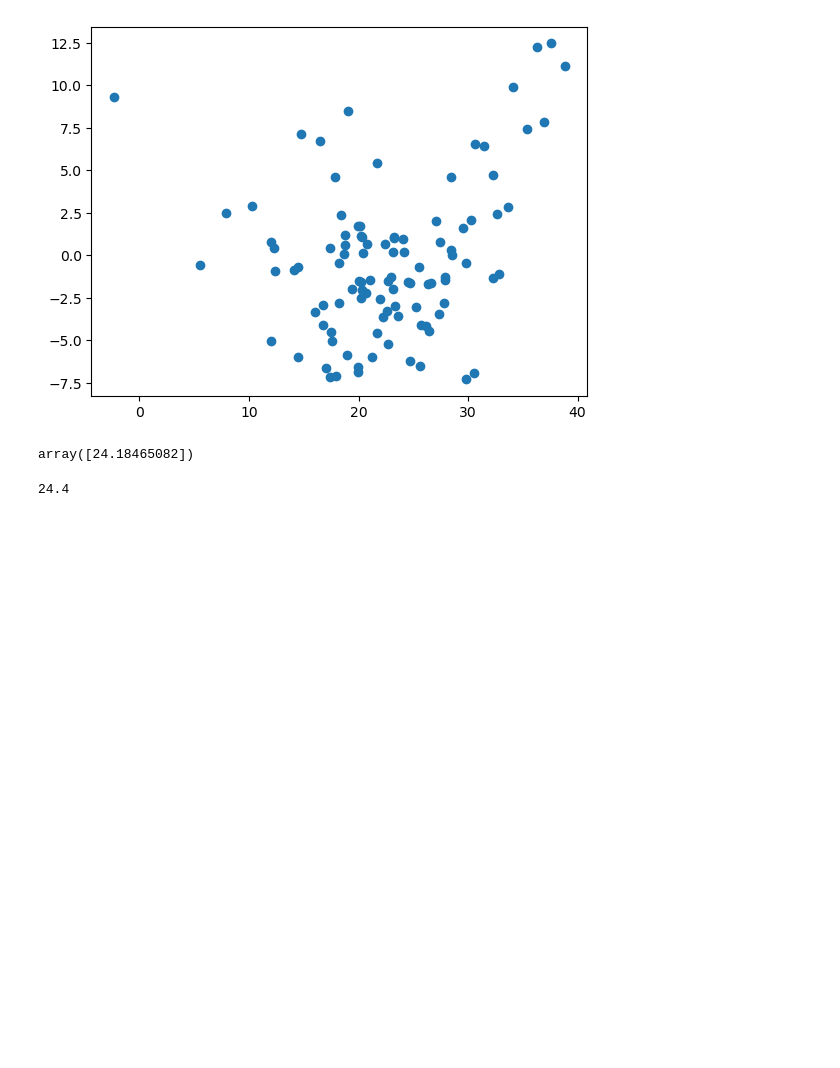
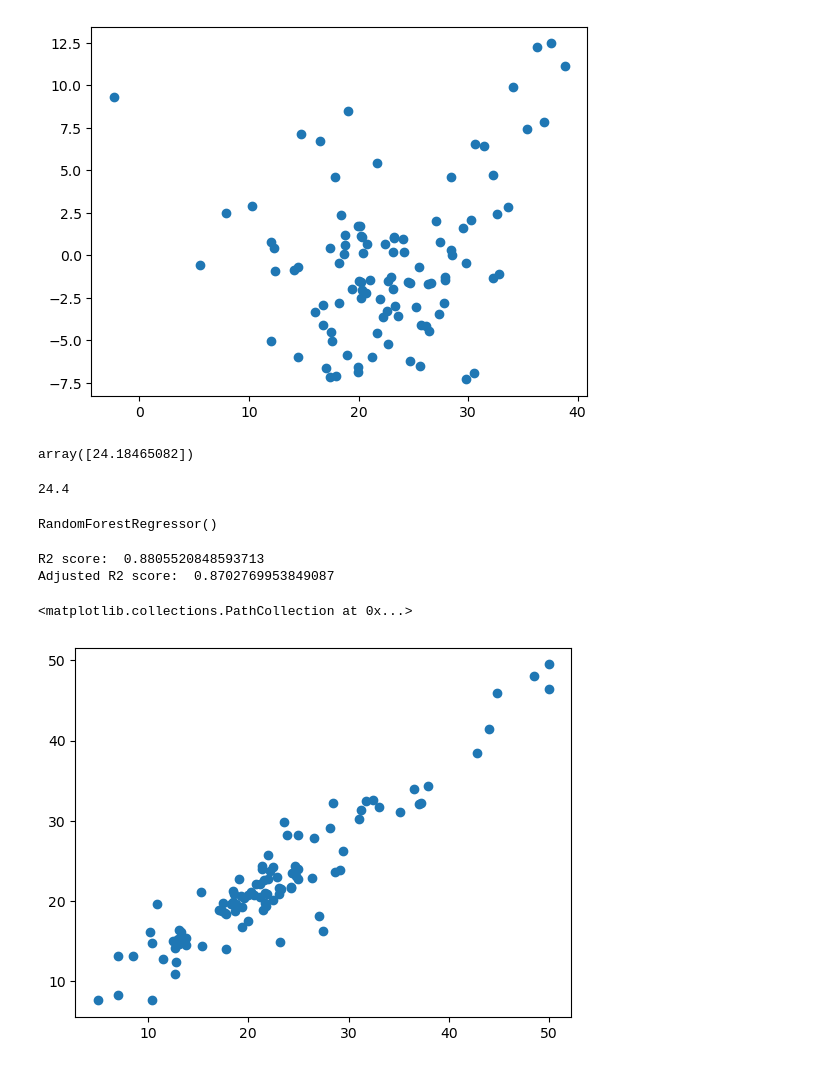
Before and after one commit to nandha-a/boston-hosue-pricing, a Jupyter notebook: Linear Regression ML Implementation.ipynb, the cells around one changed output. Drawn from its saved outputs; the diff is of its cells as text; code cells hidden in the pictures; blank space fills up the shorter version.

Commit message:
Models updated

```diff
--- a/Linear Regression ML Implementation.ipynb
+++ b/Linear Regression ML Implementation.ipynb
@@ -266,3 +267,26 @@ array([24.18465082])
 y_test.iloc[17]
 # %% [output]
 24.4
+# %%
+rf_model = RandomForestRegressor()
+rf_model.fit(X_train, y_train)
+# %% [output]
+RandomForestRegressor()
+# %%
+rf_pred = rf_model.predict(X_test)
+rmae = mean_absolute_error(y_test, rf_pred)
+rmse = mean_squared_error(y_test, rf_pred)
+rrmse = np.sqrt(mean_squared_error(y_test, rf_pred))
+# %%
+rscore = r2_score(y_test, rf_pred)
+radj_r = 1 - (1-rscore)*(len(y_test)-1)/(len(y_test)-X_test.shape[1]-1)
+print('R2 score: ', rscore)
+print('Adjusted R2 score: ', radj_r)
+# %% [output]
+R2 score:  0.8805520848593713
+Adjusted R2 score:  0.8702769953849087
+# %%
+plt.scatter(y_test, rf_pred)
+# %% [output]
+<matplotlib.collections.PathCollection at 0x...>
+[figure, added]
```
Also changed, not shown: parts of 11 cells of this notebook, 4 other files.
